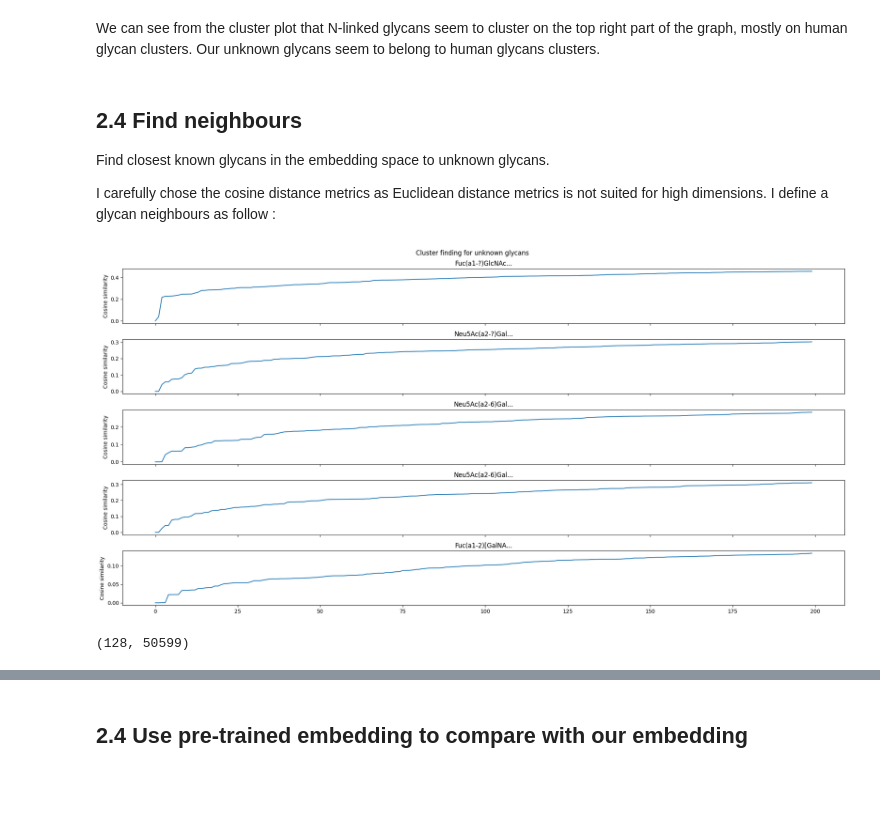
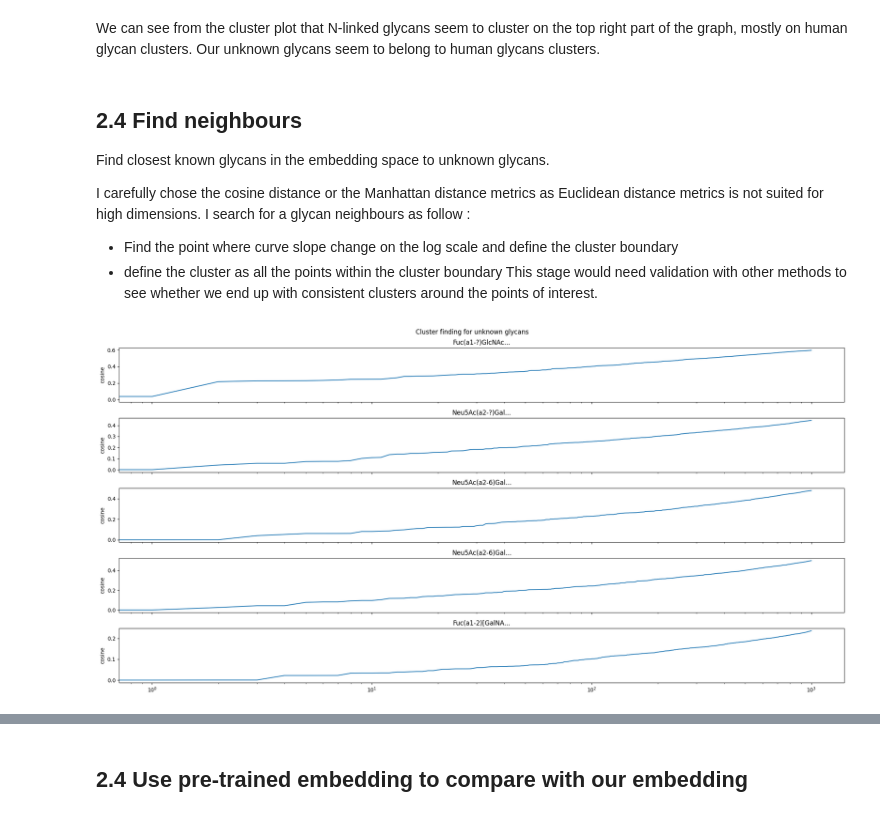
Before and after one commit to PhiCtl/glycan-biomarkers, a Jupyter notebook: notebooks/glycan_embedding.ipynb, the cells around one changed output, grey strips where cells are left out. Drawn from its saved outputs; the diff is of its cells as text; code cells hidden in the pictures; blank space fills up the shorter version.

```diff
--- a/notebooks/glycan_embedding.ipynb
+++ b/notebooks/glycan_embedding.ipynb
@@ -222,32 +239,33 @@ We can see from the cluster plot that N-linked glycans seem to cluster on the to
 
 Find closest known glycans in the embedding space to unknown glycans.
 
-I carefully chose the cosine distance metrics as Euclidean distance metrics is not suited for high dimensions.
-I define a glycan neighbours as follow :
+I carefully chose the cosine distance or the Manhattan distance metrics as Euclidean distance metrics is not suited for high dimensions.
+I search for a glycan neighbours as follow :
+* Find the point where curve slope change on the log scale and define the cluster boundary
+* define the cluster as all the points within the cluster boundary
+This stage would need validation with other methods to see whether we end up with consistent clusters around the points of interest.
 # %%
 from scipy.spatial.distance import cdist
+
+metric = 'cosine' #'cosine' #'cityblock'
 
 df_reps = df_learned_rep_augm.set_index('glycan')\
           .drop(['type', 'tissue_sample', 'Species', 'Composition'], axis=1).T
 
 fig, axs = plt.subplots(nrows=df_glycan_list.shape[1], sharex=True, figsize=(20,10))
 
 for i, glycan in enumerate(df_glycan_list['glycan'].values):
-
-  vecs = df_reps[list(set(df_reps.columns) - set(glycan))].to_numpy()
+  g_names = list(set(df_reps.columns) - set(glycan))
+  vecs = df_reps[g_names].to_numpy()
   glyc_vec = np.expand_dims(df_reps[glycan].to_numpy(), axis=1)
-  dist = cdist(glyc_vec.T, vecs.T, metric='cosine').flatten()
-  axs[i].plot(np.sort(dist)[:200])
+  dist = cdist(glyc_vec.T, vecs.T, metric=metric).flatten()
+  axs[i].plot(np.sort(dist)[:1000])
   axs[i].set_title(glycan[:15] + '...')
-  axs[i].set_ylabel('Cosine similarity')
-  #axs[i].set_xscale('log')
+  axs[i].set_ylabel(metric)
+  axs[i].set_xscale('log')
 
 plt.suptitle('Cluster finding for unknown glycans')
 plt.tight_layout()
 plt.show()
 # %% [output]
-[figure, old version]
+[figure, new version]
-# %%
-df_reps.shape
-# %% [output]
-(128, 50599)
```
Also changed, not shown: parts of 16 cells of this notebook.
